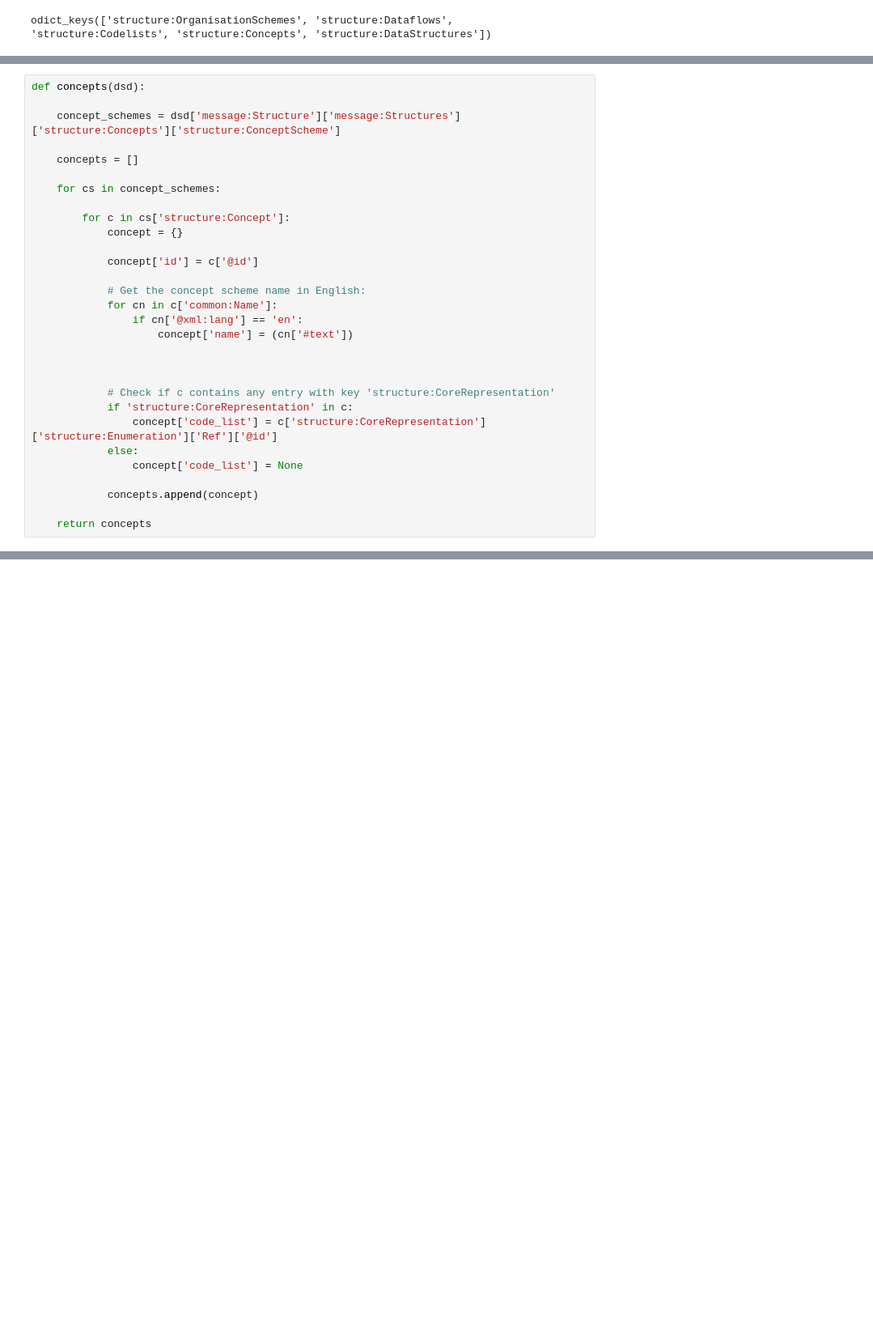
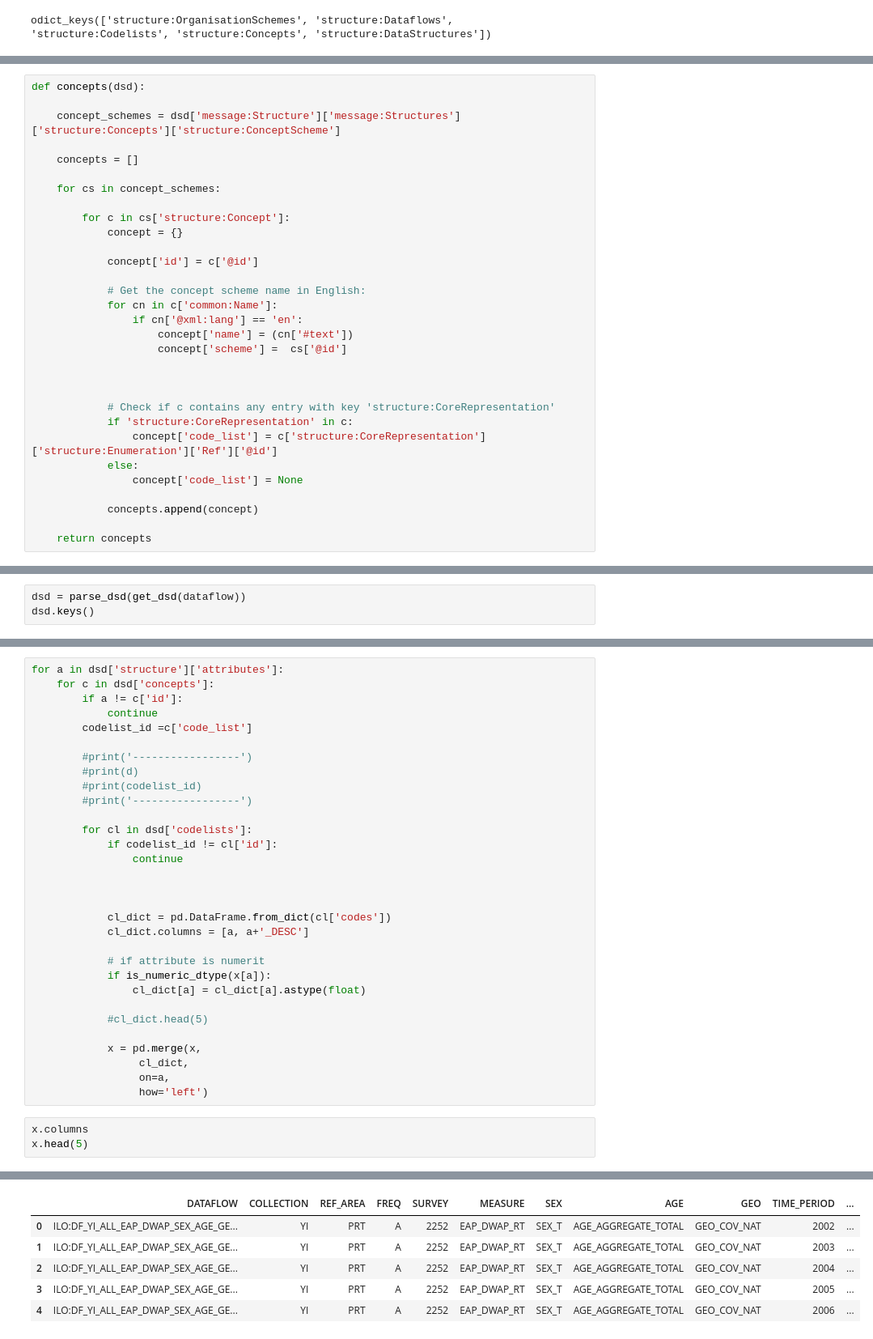
Before and after one commit to UNStats/WorldsWomen, a Jupyter notebook: Notebooks/Script01_DSD_ILO.ipynb, the cells around one changed output, grey strips where cells are left out. Shown at 81% size. Cells and saved outputs as stored; diff of their text form; blank space fills up the shorter version.

```diff
--- a/Notebooks/Script01_DSD_ILO.ipynb
+++ b/Notebooks/Script01_DSD_ILO.ipynb
@@ -157,6 +144,7 @@ def concepts(dsd):
             for cn in c['common:Name']:
                 if cn['@xml:lang'] == 'en':
                     concept['name'] = (cn['#text'])
+                    concept['scheme'] =  cs['@id']
 
 
 
@@ -272,0 +282,3 @@ parse_dsd(get_dsd('YI_ALL_EAP_DWAP_SEX_AGE_GEO_RT'))
+# %%
+dsd = parse_dsd(get_dsd(dataflow))
+dsd.keys()
@@ -272,0 +321,35 @@ parse_dsd(get_dsd('YI_ALL_EAP_DWAP_SEX_AGE_GEO_RT'))
+# %%
+for a in dsd['structure']['attributes']:
+    for c in dsd['concepts']:
+        if a != c['id']:
+            continue
+        codelist_id =c['code_list']
+
+        #print('-----------------')
+        #print(d)
+        #print(codelist_id)
+        #print('-----------------')
+
+        for cl in dsd['codelists']:
+            if codelist_id != cl['id']:
+                continue
+
+
+
+            cl_dict = pd.DataFrame.from_dict(cl['codes'])
+            cl_dict.columns = [a, a+'_DESC']
+
+            # if attribute is numerit
+            if is_numeric_dtype(x[a]):
+                cl_dict[a] = cl_dict[a].astype(float)
+
+            #cl_dict.head(5)
+
+            x = pd.merge(x,
+                 cl_dict,
+                 on=a,
+                 how='left')
+# %%
+x.columns
+x.head(5)
+# %% [output]
@@ -272,0 +368,6 @@ parse_dsd(get_dsd('YI_ALL_EAP_DWAP_SEX_AGE_GEO_RT'))
+|  | DATAFLOW | COLLECTION | REF_AREA | FREQ | SURVEY | MEASURE | SEX | AGE | GEO | TIME_PERIOD | ... |
+| 0 | ILO:DF_YI_ALL_EAP_DWAP_SEX_AGE_GE... | YI | PRT | A | 2252 | EAP_DWAP_RT | SEX_T | AGE_AGGREGATE_TOTAL | GEO_COV_NAT | 2002 | ... |
+| 1 | ILO:DF_YI_ALL_EAP_DWAP_SEX_AGE_GE... | YI | PRT | A | 2252 | EAP_DWAP_RT | SEX_T | AGE_AGGREGATE_TOTAL | GEO_COV_NAT | 2003 | ... |
+| 2 | ILO:DF_YI_ALL_EAP_DWAP_SEX_AGE_GE... | YI | PRT | A | 2252 | EAP_DWAP_RT | SEX_T | AGE_AGGREGATE_TOTAL | GEO_COV_NAT | 2004 | ... |
+| 3 | ILO:DF_YI_ALL_EAP_DWAP_SEX_AGE_GE... | YI | PRT | A | 2252 | EAP_DWAP_RT | SEX_T | AGE_AGGREGATE_TOTAL | GEO_COV_NAT | 2005 | ... |
+| 4 | ILO:DF_YI_ALL_EAP_DWAP_SEX_AGE_GE... | YI | PRT | A | 2252 | EAP_DWAP_RT | SEX_T | AGE_AGGREGATE_TOTAL | GEO_COV_NAT | 2006 | ... |
```
Also changed, not shown: parts of 32 cells of this notebook, 3 other files.
